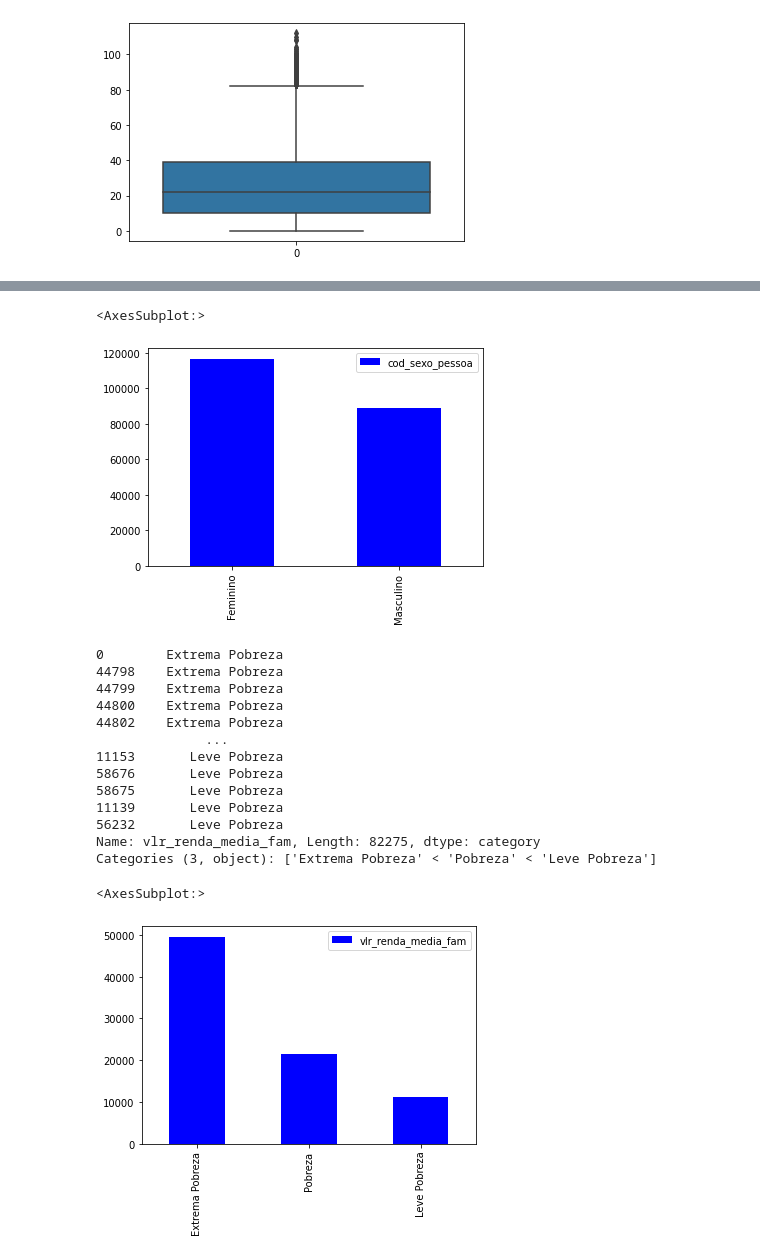
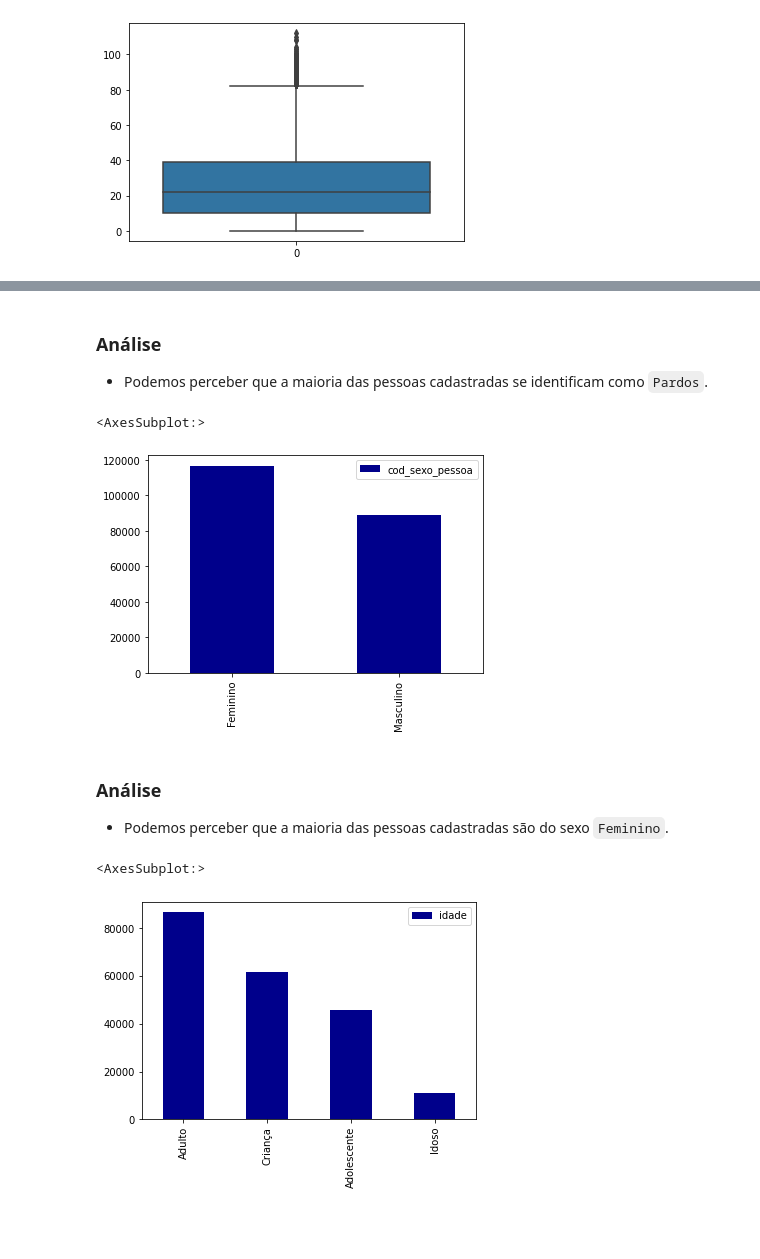
Before and after one commit to brennoliveira/ML-Bolsa-Familia, a Jupyter notebook: Análise_Bolsa_Família.ipynb, the cells around one changed output, grey strips where cells are left out. Cells and saved outputs as stored; diff of their text form; code cells hidden in the pictures; blank space fills up the shorter version.

```diff
--- a/Análise_Bolsa_Família.ipynb
+++ b/Análise_Bolsa_Família.ipynb
@@ -110,0 +178,22 @@ df['vlr_renda_media_fam'] = pd.cut(df['vlr_renda_media_fam'],bins=[0, 200, float
+# %%
+dp.columns
+# Convertendo os atributos para categórico
+dp[['cod_sexo_pessoa', 'idade','cod_raca_cor_pessoa', 'cod_local_nascimento_pessoa',
+'cod_deficiencia_memb','cod_curso_frequenta_memb','cod_curso_frequentou_pessoa_memb',
+'cod_concluiu_frequentou_memb','cod_principal_trab_memb','val_remuner_emprego_memb'
+]] = dp[['cod_sexo_pessoa', 'idade','cod_raca_cor_pessoa', 'cod_local_nascimento_pessoa',
+'cod_deficiencia_memb','cod_curso_frequenta_memb','cod_curso_frequentou_pessoa_memb',
+'cod_concluiu_frequentou_memb','cod_principal_trab_memb','val_remuner_emprego_memb']].astype("category")
+dp.dtypes
+
+# # REMOVE COLUNAS QUE NÃO TERÃO INFLUÊNCIA NA ANÁLISE
+dp.drop(['cd_ibge','estrato', 'classf', 'id_familia', 'id_pessoa',
+'cod_parentesco_rf_pessoa','cod_certidao_registrada_pessoa','cod_sabe_ler_escrever_memb',
+'ind_frequenta_escola_memb','cod_escola_local_memb','cod_ano_serie_frequenta_memb',
+'cod_ano_serie_frequentou_memb','cod_trabalhou_memb', 'cod_afastado_trab_memb',
+'cod_agricultura_trab_memb','cod_trabalho_12_meses_memb',
+'qtd_meses_12_meses_memb', 'val_renda_bruta_12_meses_memb',
+'val_renda_doacao_memb', 'val_renda_aposent_memb',
+'val_renda_seguro_desemp_memb', 'val_renda_pensao_alimen_memb',
+'val_outras_rendas_memb', 'peso.fam', 'peso.pes'],  axis='columns', inplace=True)
+dp.columns
@@ -138,31 +230,20 @@ cor.plot(kind='bar',color='blue')
+# %% [markdown]
+### Análise
+- Podemos perceber que a maioria das pessoas cadastradas se identificam como `Pardos`.
 # %%
 
 sexo = dp['cod_sexo_pessoa'].value_counts().to_frame()
-sexo.plot(kind='bar',color='blue')
+sexo.plot(kind='bar',color='darkBlue')
 # %% [output]
 <AxesSubplot:>
-[figure, old version]
+[figure, new version]
-# %%
-# renda média das famílias
-df['vlr_renda_media_fam'].sort_values()
-# %% [output]
-0        Extrema Pobreza
-44798    Extrema Pobreza
-44799    Extrema Pobreza
-44800    Extrema Pobreza
-44802    Extrema Pobreza
-              ...
-11153       Leve Pobreza
-58676       Leve Pobreza
-58675       Leve Pobreza
-11139       Leve Pobreza
-56232       Leve Pobreza
-Name: vlr_renda_media_fam, Length: 82275, dtype: category
-Categories (3, object): ['Extrema Pobreza' < 'Pobreza' < 'Leve Pobreza']
+# %% [markdown]
+### Análise
+- Podemos perceber que a maioria das pessoas cadastradas são do sexo `Feminino`.
 # %%
 
-renda = df['vlr_renda_media_fam'].value_counts().to_frame()
-renda.plot(kind='bar', color='blue')
+idade = dp['idade'].value_counts().to_frame()
+idade.plot(kind='bar', color='darkblue')
 # %% [output]
 <AxesSubplot:>
-[figure, old version]
+[figure, new version]
```
Also changed, not shown: parts of 40 cells of this notebook.
